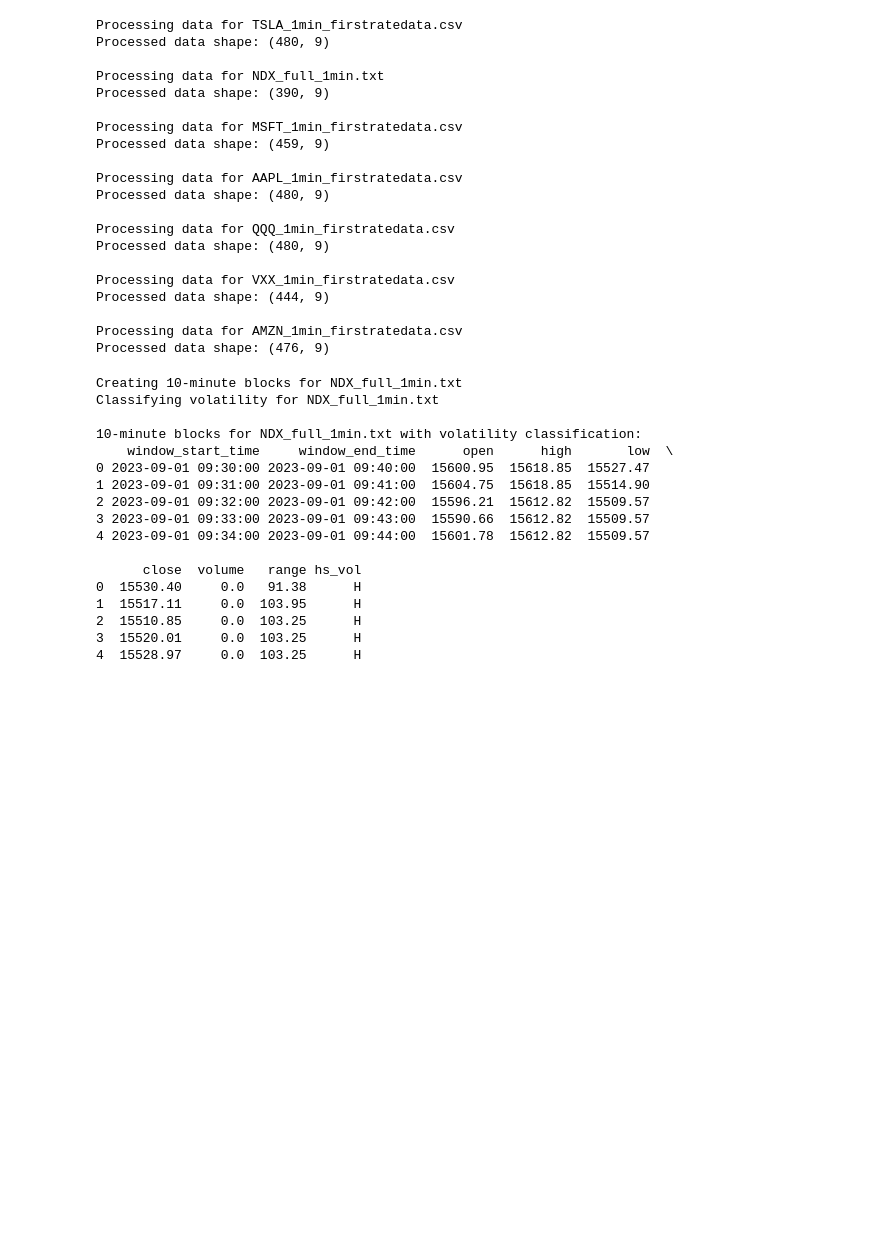
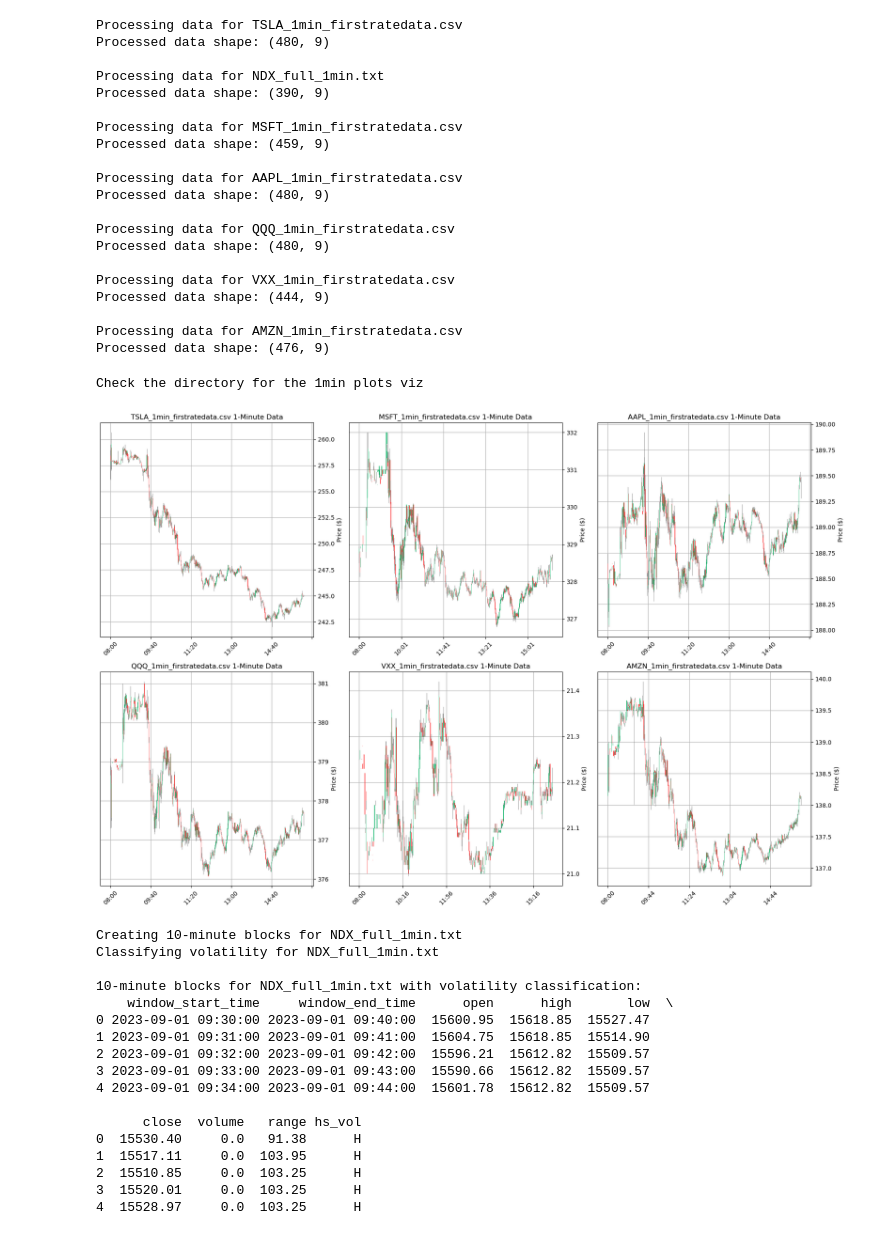
Before and after one commit to darbyatNE/BIN6250-HMM_Feature_Engineering, a Jupyter notebook: HMM.ipynb, the cells around one changed output. Drawn from its saved outputs; the diff is of its cells as text; code cells hidden in the pictures; blank space fills up the shorter version.

```diff
--- a/HMM.ipynb
+++ b/HMM.ipynb
@@ -409,6 +470,12 @@ Processed data shape: (444, 9)
 
 Processing data for AMZN_1min_firstratedata.csv
 Processed data shape: (476, 9)
+# %%
+# Plot a sample of the 1 minute data from the loaded files to a figure and save it to the figs dir
+ticker_data.plot_1min_data()
+# %% [output]
+Check the directory for the 1min plots viz
+[figure, added]
 # %%
 # Creates rolling 10min block for the NDX
 ticker_data.create_10min_blocks_ndx()
```
Also changed, not shown: parts of 3 cells of this notebook.
